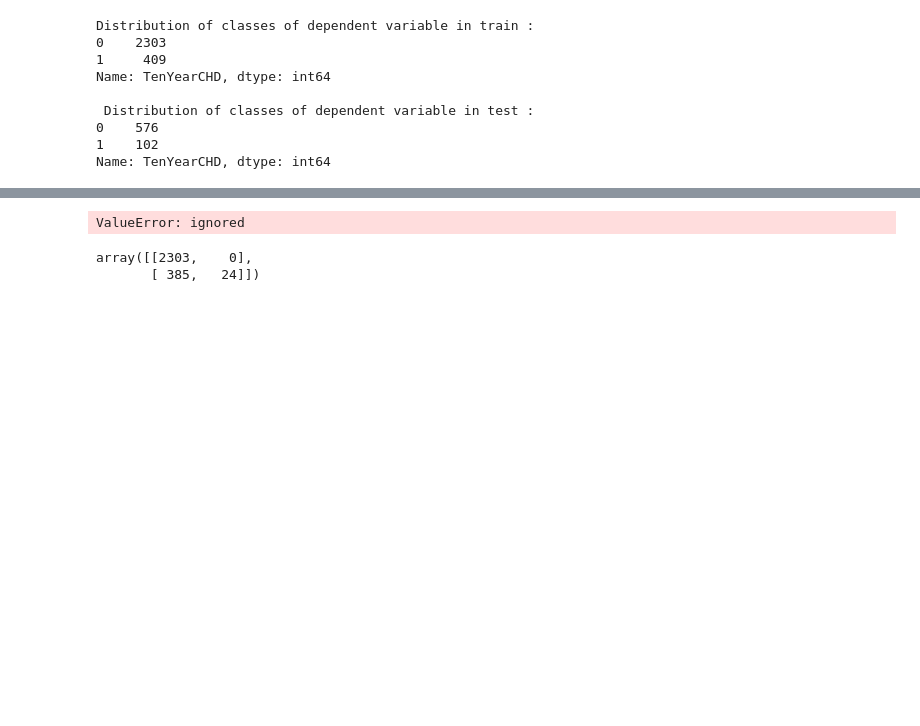
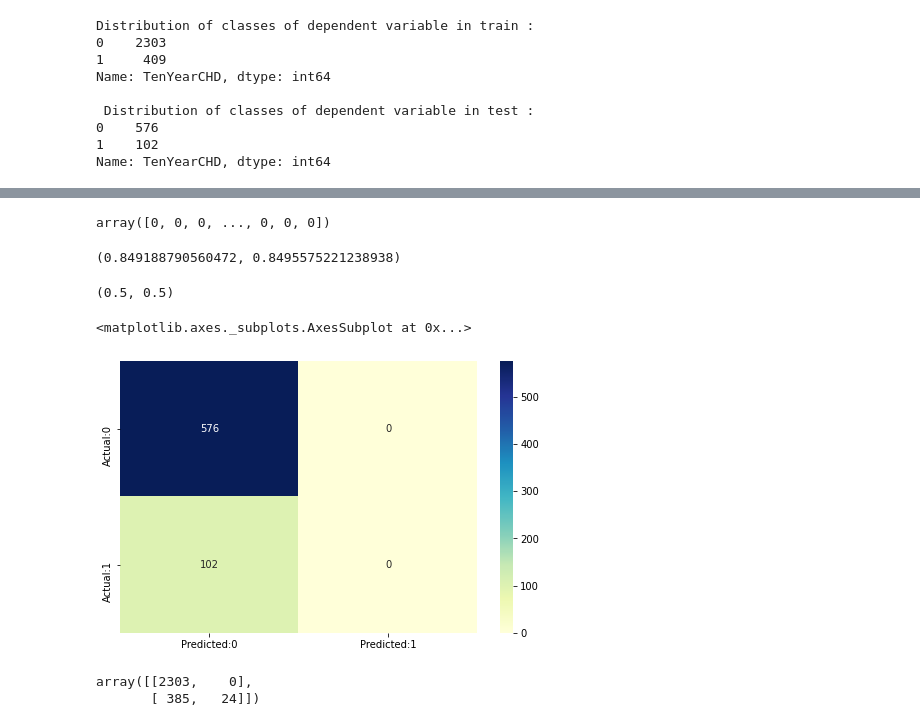
Before and after one commit to Yogesh-8998/Cardio-Vascular-Risk-Prediction, a Jupyter notebook: CHD_Risk_prediction.ipynb, the cells around one changed output, grey strips where cells are left out. Drawn from its saved outputs; the diff is of its cells as text; code cells hidden in the pictures; blank space fills up the shorter version.

```diff
--- a/CHD_Risk_prediction.ipynb
+++ b/CHD_Risk_prediction.ipynb
@@ -520,8 +614,8 @@ from pylab import rcParams
 rcParams['figure.figsize'] = 8, 8
 
 classifier = RandomForestClassifier() # For GBM, use GradientBoostingClassifier()
-grid_values = {'n_estimators':[100], 'max_depth':[3, 5, 7]}
-classifier = GridSearchCV(classifier, param_grid = grid_values, scoring = 'roc_auc', cv=5)
+grid_values = {'n_estimators':[50,80,100], 'max_depth':[4, 6, 8],'min_samples_split':[50,100,150],'min_samples_leaf':[40,50]}
+classifier = GridSearchCV(classifier, param_grid = grid_values, scoring = 'recall',verbose=2, cv=5)
 
 # Fit the object to train dataset
 classifier.fit(X_train, Y_train)
@@ -548,0 +664,2 @@ GridSearchCV(cv=5, error_score=nan,
+# %%
+classifier_optimal_model = classifier.best_estimator_
@@ -549,10 +673,26 @@ GridSearchCV(cv=5, error_score=nan,
+# %%
+classifier_optimal_model.predict(X_train)
+# %% [output]
+array([0, 0, 0, ..., 0, 0, 0])
 # %%
-train_preds =  classifier.predict(X_train)
-test_preds  = classifier.predict(X_test)
+train_preds =  classifier_optimal_model.predict(X_train)
+test_preds  = classifier_optimal_model.predict(X_test)
-# %%
-recall_score(X_test,test_preds)
-# %% [output]
-ValueError: ignored
+# %%
+accuracy_score(Y_train,train_preds),accuracy_score(Y_test,test_preds)
+# %% [output]
+(0.849188790560472, 0.8495575221238938)
+# %%
+roc_auc_score(Y_train,train_preds),roc_auc_score(Y_test,test_preds)
+# %% [output]
+(0.5, 0.5)
+# %%
+cm=confusion_matrix(Y_test,test_preds)
+conf_matrix=pd.DataFrame(data=cm,columns=['Predicted:0','Predicted:1'],index=['Actual:0','Actual:1'])
+plt.figure(figsize = (8,5))
+sns.heatmap(conf_matrix, annot=True,fmt='d',cmap="YlGnBu")
+# %% [output]
+<matplotlib.axes._subplots.AxesSubplot at 0x...>
+[figure, added]
 # %%
 # Obtain the confusion matrix on train set
 confusion_matrix(Y_train,train_preds)
```
Also changed, not shown: parts of 33 cells of this notebook.
